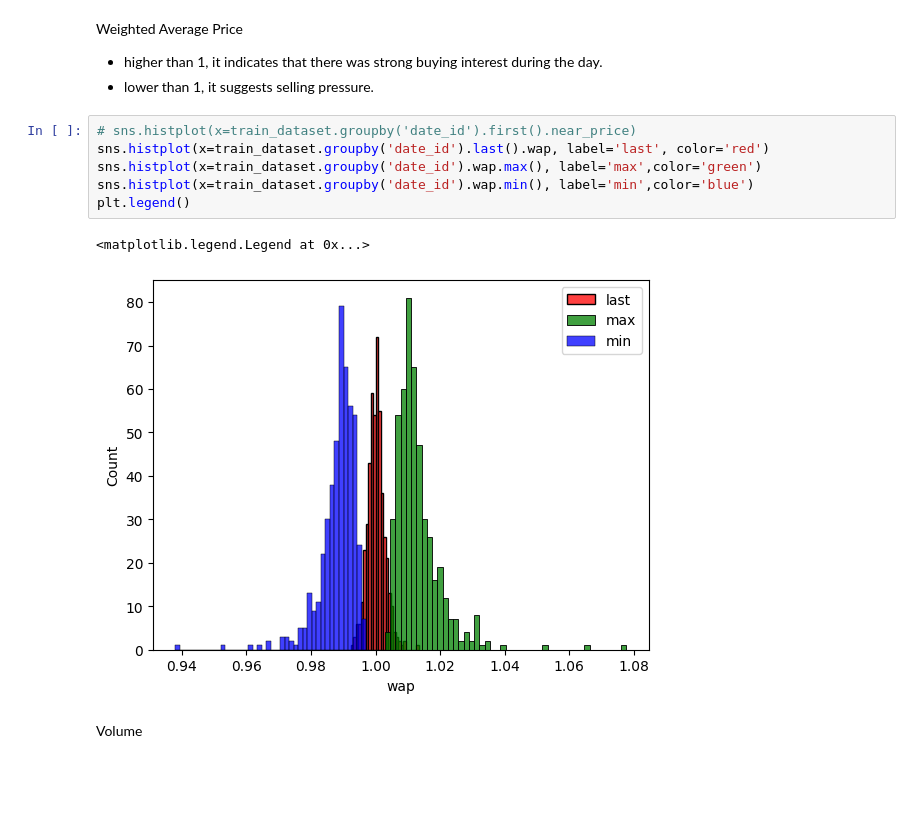
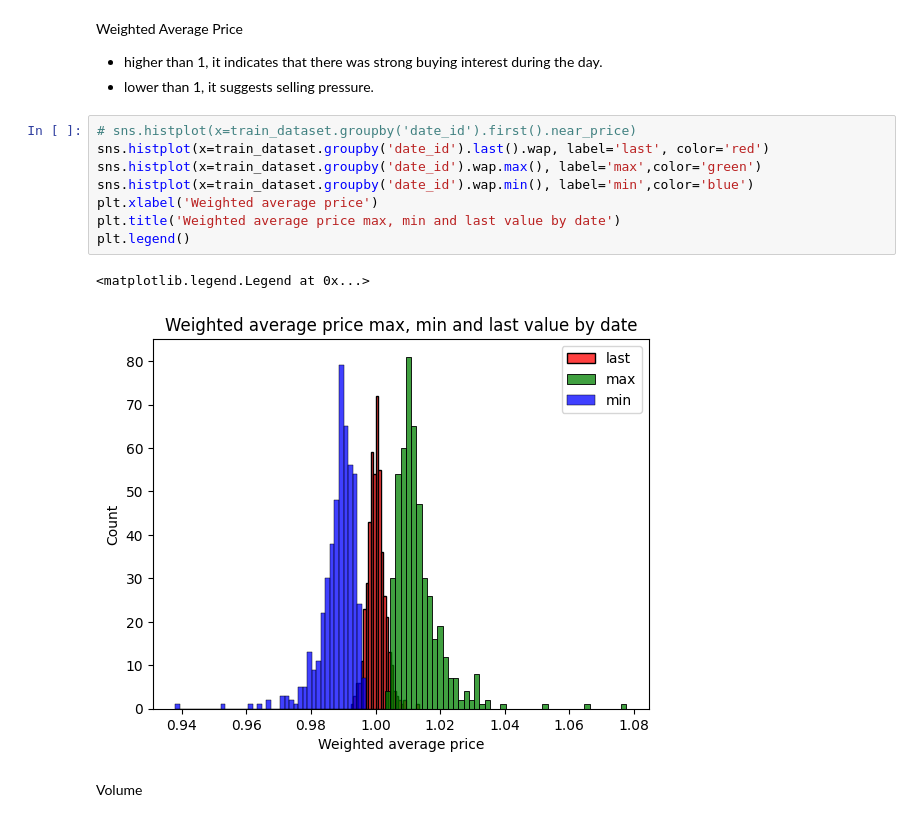
Before and after one commit to hajni77/Trading_at_the_close, a Jupyter notebook: trading_at_the_close_visualisation_1.ipynb, the cells around one changed output. Saved outputs shown, nothing was run; the diff lists cells and outputs as text; blank space fills up the shorter version.

```diff
--- a/trading_at_the_close_visualisation_1.ipynb
+++ b/trading_at_the_close_visualisation_1.ipynb
@@ -303,11 +316,13 @@ Weighted Average Price
 # %%
 # sns.histplot(x=train_dataset.groupby('date_id').first().near_price)
 sns.histplot(x=train_dataset.groupby('date_id').last().wap, label='last', color='red')
 sns.histplot(x=train_dataset.groupby('date_id').wap.max(), label='max',color='green')
 sns.histplot(x=train_dataset.groupby('date_id').wap.min(), label='min',color='blue')
+plt.xlabel('Weighted average price')
+plt.title('Weighted average price max, min and last value by date')
 plt.legend()
 # %% [output]
 <matplotlib.legend.Legend at 0x...>
-[figure, old version]
+[figure, new version]
 # %% [markdown]
 Volume
```
Also changed, not shown: parts of 10 cells of this notebook.
